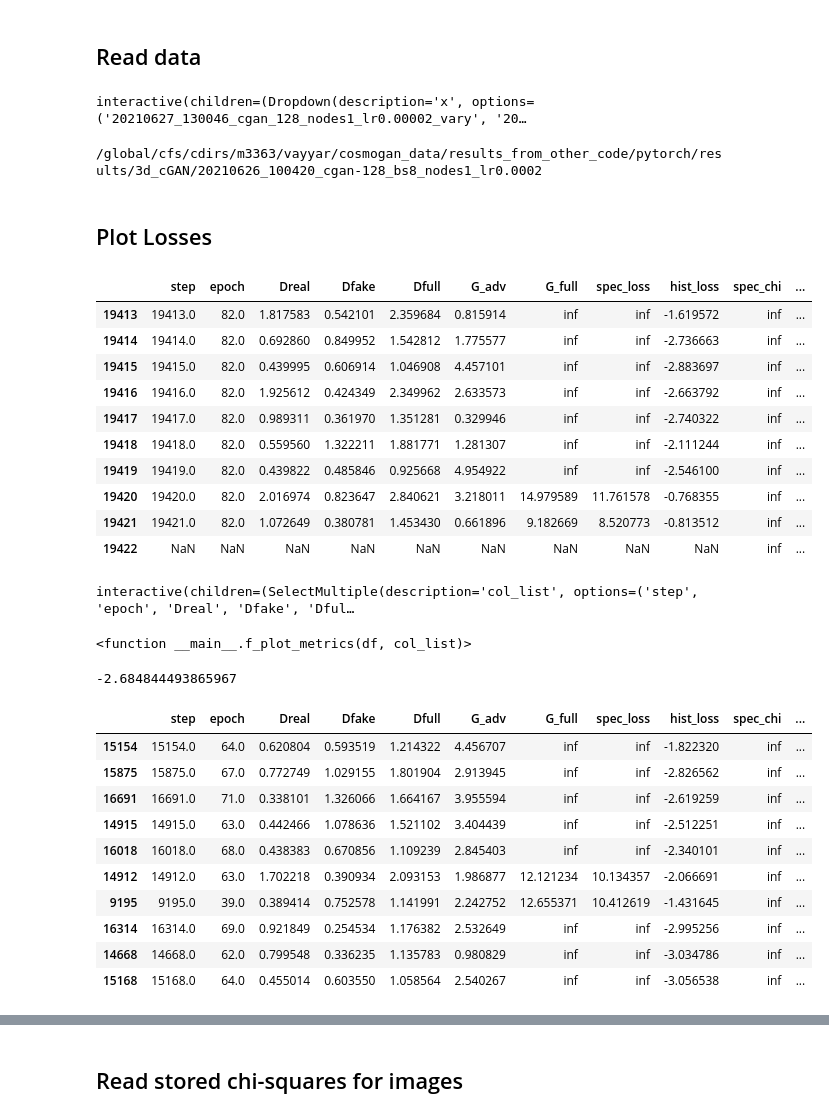
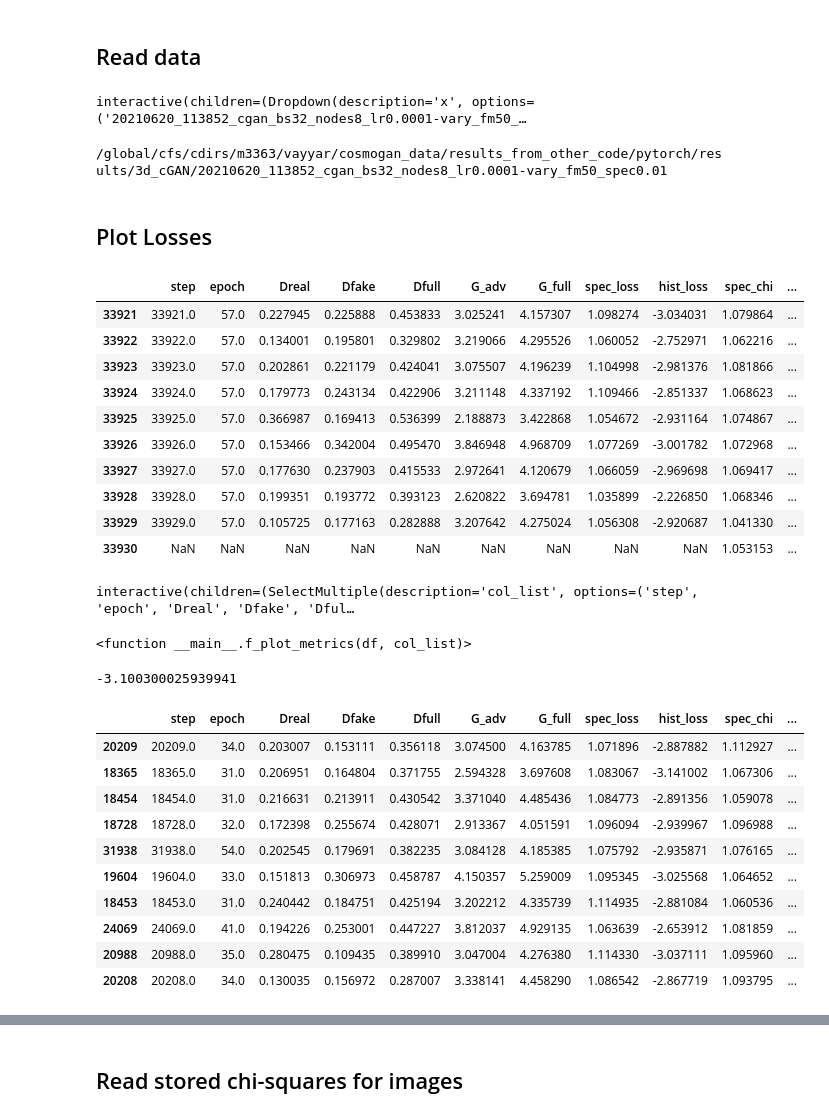
Before and after one commit to vmos1/cosmogan_pytorch, a Jupyter notebook: code/5_3d_cgan/2_cgan_analysis/1_cgan3d_analyze-results.ipynb, the cells around one changed output, grey strips where cells are left out. Cells and saved outputs as stored; diff of their text form; code cells hidden in the pictures.

```diff
--- a/code/5_3d_cgan/2_cgan_analysis/1_cgan3d_analyze-results.ipynb
+++ b/code/5_3d_cgan/2_cgan_analysis/1_cgan3d_analyze-results.ipynb
@@ -33,7 +33,8 @@ def f_transform(x):
 def f_invtransform(s):
     return 4.*(1. + s)/(1. - s)
 # %%
-img_size=128
+img_size=64
+# img_size=128
 # %%
 val_data_dict={'64':'/global/cfs/cdirs/m3363/vayyar/cosmogan_data/raw_data/3d_data/dataset2a_3dcgan_4univs_64cube_simple_splicing',
               '128':'/global/cfs/cdirs/m3363/vayyar/cosmogan_data/raw_data/3d_data/dataset4_smoothing_4univ_cgan_varying_sigma_128cube'}
@@ -81,13 +81,13 @@ dir_lst=[i.split('/')[-1] for i in glob.glob(parent_dir+'202106*')]
 n=interactive(lambda x: x, x=Dropdown(options=dir_lst))
 display(n)
 # %% [output]
-interactive(children=(Dropdown(description='x', options=('20210627_130046_cgan_128_nodes1_lr0.00002_vary', '20…
+interactive(children=(Dropdown(description='x', options=('20210620_113852_cgan_bs32_nodes8_lr0.0001-vary_fm50_…
 # %%
 result=n.result
 result_dir=parent_dir+result
 print(result_dir)
 # %% [output]
-/global/cfs/cdirs/m3363/vayyar/cosmogan_data/results_from_other_code/pytorch/results/3d_cGAN/20210626_100420_cgan-128_bs8_nodes1_lr0.0002
+/global/cfs/cdirs/m3363/vayyar/cosmogan_data/results_from_other_code/pytorch/results/3d_cGAN/20210620_113852_cgan_bs32_nodes8_lr0.0001-vary_fm50_spec0.01
 # %% [markdown]
 ## Plot Losses
 # %%
@@ -96,16 +96,16 @@ df_metrics=pd.read_pickle(result_dir+'/df_metrics.pkle').astype(np.float64)
 df_metrics.tail(10)
 # %% [output]
 |  | step | epoch | Dreal | Dfake | Dfull | G_adv | G_full | spec_loss | hist_loss | spec_chi | ... |
-| 19413 | 19413.0 | 82.0 | 1.817583 | 0.542101 | 2.359684 | 0.815914 | inf | inf | -1.619572 | inf | ... |
-| 19414 | 19414.0 | 82.0 | 0.692860 | 0.849952 | 1.542812 | 1.775577 | inf | inf | -2.736663 | inf | ... |
-| 19415 | 19415.0 | 82.0 | 0.439995 | 0.606914 | 1.046908 | 4.457101 | inf | inf | -2.883697 | inf | ... |
-| 19416 | 19416.0 | 82.0 | 1.925612 | 0.424349 | 2.349962 | 2.633573 | inf | inf | -2.663792 | inf | ... |
-| 19417 | 19417.0 | 82.0 | 0.989311 | 0.361970 | 1.351281 | 0.329946 | inf | inf | -2.740322 | inf | ... |
-| 19418 | 19418.0 | 82.0 | 0.559560 | 1.322211 | 1.881771 | 1.281307 | inf | inf | -2.111244 | inf | ... |
-| 19419 | 19419.0 | 82.0 | 0.439822 | 0.485846 | 0.925668 | 4.954922 | inf | inf | -2.546100 | inf | ... |
-| 19420 | 19420.0 | 82.0 | 2.016974 | 0.823647 | 2.840621 | 3.218011 | 14.979589 | 11.761578 | -0.768355 | inf | ... |
-| 19421 | 19421.0 | 82.0 | 1.072649 | 0.380781 | 1.453430 | 0.661896 | 9.182669 | 8.520773 | -0.813512 | inf | ... |
-| 19422 | NaN | NaN | NaN | NaN | NaN | NaN | NaN | NaN | NaN | inf | ... |
+| 33921 | 33921.0 | 57.0 | 0.227945 | 0.225888 | 0.453833 | 3.025241 | 4.157307 | 1.098274 | -3.034031 | 1.079864 | ... |
+| 33922 | 33922.0 | 57.0 | 0.134001 | 0.195801 | 0.329802 | 3.219066 | 4.295526 | 1.060052 | -2.752971 | 1.062216 | ... |
+| 33923 | 33923.0 | 57.0 | 0.202861 | 0.221179 | 0.424041 | 3.075507 | 4.196239 | 1.104998 | -2.981376 | 1.081866 | ... |
+| 33924 | 33924.0 | 57.0 | 0.179773 | 0.243134 | 0.422906 | 3.211148 | 4.337192 | 1.109466 | -2.851337 | 1.068623 | ... |
+| 33925 | 33925.0 | 57.0 | 0.366987 | 0.169413 | 0.536399 | 2.188873 | 3.422868 | 1.054672 | -2.931164 | 1.074867 | ... |
+| 33926 | 33926.0 | 57.0 | 0.153466 | 0.342004 | 0.495470 | 3.846948 | 4.968709 | 1.077269 | -3.001782 | 1.072968 | ... |
+| 33927 | 33927.0 | 57.0 | 0.177630 | 0.237903 | 0.415533 | 2.972641 | 4.120679 | 1.066059 | -2.969698 | 1.069417 | ... |
+| 33928 | 33928.0 | 57.0 | 0.199351 | 0.193772 | 0.393123 | 2.620822 | 3.694781 | 1.035899 | -2.226850 | 1.068346 | ... |
+| 33929 | 33929.0 | 57.0 | 0.105725 | 0.177163 | 0.282888 | 3.207642 | 4.275024 | 1.056308 | -2.920687 | 1.041330 | ... |
+| 33930 | NaN | NaN | NaN | NaN | NaN | NaN | NaN | NaN | NaN | 1.053153 | ... |
 # %%
 def f_plot_metrics(df,col_list):
 
@@ -126,21 +126,21 @@ interactive(children=(SelectMultiple(description='col_list', options=('step', 'e
 # %%
 
 chi=df_metrics.quantile(q=0.2,axis=0)['hist_chi']
 print(chi)
-df_metrics[(df_metrics['hist_chi']<=chi)&(df_metrics.epoch>1)].sort_values(by=['hist_chi']).head(10)
+df_metrics[(df_metrics['hist_chi']<=chi)&(df_metrics.epoch>30)].sort_values(by=['hist_chi']).head(10)
 # %% [output]
--2.684844493865967
+-3.100300025939941
 |  | step | epoch | Dreal | Dfake | Dfull | G_adv | G_full | spec_loss | hist_loss | spec_chi | ... |
-| 15154 | 15154.0 | 64.0 | 0.620804 | 0.593519 | 1.214322 | 4.456707 | inf | inf | -1.822320 | inf | ... |
-| 15875 | 15875.0 | 67.0 | 0.772749 | 1.029155 | 1.801904 | 2.913945 | inf | inf | -2.826562 | inf | ... |
-| 16691 | 16691.0 | 71.0 | 0.338101 | 1.326066 | 1.664167 | 3.955594 | inf | inf | -2.619259 | inf | ... |
-| 14915 | 14915.0 | 63.0 | 0.442466 | 1.078636 | 1.521102 | 3.404439 | inf | inf | -2.512251 | inf | ... |
-| 16018 | 16018.0 | 68.0 | 0.438383 | 0.670856 | 1.109239 | 2.845403 | inf | inf | -2.340101 | inf | ... |
-| 14912 | 14912.0 | 63.0 | 1.702218 | 0.390934 | 2.093153 | 1.986877 | 12.121234 | 10.134357 | -2.066691 | inf | ... |
-| 9195 | 9195.0 | 39.0 | 0.389414 | 0.752578 | 1.141991 | 2.242752 | 12.655371 | 10.412619 | -1.431645 | inf | ... |
-| 16314 | 16314.0 | 69.0 | 0.921849 | 0.254534 | 1.176382 | 2.532649 | inf | inf | -2.995256 | inf | ... |
-| 14668 | 14668.0 | 62.0 | 0.799548 | 0.336235 | 1.135783 | 0.980829 | inf | inf | -3.034786 | inf | ... |
-| 15168 | 15168.0 | 64.0 | 0.455014 | 0.603550 | 1.058564 | 2.540267 | inf | inf | -3.056538 | inf | ... |
+| 20209 | 20209.0 | 34.0 | 0.203007 | 0.153111 | 0.356118 | 3.074500 | 4.163785 | 1.071896 | -2.887882 | 1.112927 | ... |
+| 18365 | 18365.0 | 31.0 | 0.206951 | 0.164804 | 0.371755 | 2.594328 | 3.697608 | 1.083067 | -3.141002 | 1.067306 | ... |
+| 18454 | 18454.0 | 31.0 | 0.216631 | 0.213911 | 0.430542 | 3.371040 | 4.485436 | 1.084773 | -2.891356 | 1.059078 | ... |
+| 18728 | 18728.0 | 32.0 | 0.172398 | 0.255674 | 0.428071 | 2.913367 | 4.051591 | 1.096094 | -2.939967 | 1.096988 | ... |
+| 31938 | 31938.0 | 54.0 | 0.202545 | 0.179691 | 0.382235 | 3.084128 | 4.185385 | 1.075792 | -2.935871 | 1.076165 | ... |
+| 19604 | 19604.0 | 33.0 | 0.151813 | 0.306973 | 0.458787 | 4.150357 | 5.259009 | 1.095345 | -3.025568 | 1.064652 | ... |
+| 18453 | 18453.0 | 31.0 | 0.240442 | 0.184751 | 0.425194 | 3.202212 | 4.335739 | 1.114935 | -2.881084 | 1.060536 | ... |
+| 24069 | 24069.0 | 41.0 | 0.194226 | 0.253001 | 0.447227 | 3.812037 | 4.929135 | 1.063639 | -2.653912 | 1.081859 | ... |
+| 20988 | 20988.0 | 35.0 | 0.280475 | 0.109435 | 0.389910 | 3.047004 | 4.276380 | 1.114330 | -3.037111 | 1.095960 | ... |
+| 20208 | 20208.0 | 34.0 | 0.130035 | 0.156972 | 0.287007 | 3.338141 | 4.458290 | 1.086542 | -2.867719 | 1.093795 | ... |
 # %%
 # display(df_metrics.sort_values(by=['hist_chi']).head(8))
 # display(df_metrics.sort_values(by=['spec_chi']).head(8))
```
Also changed, not shown: parts of 11 cells of this notebook, 17 other files.
